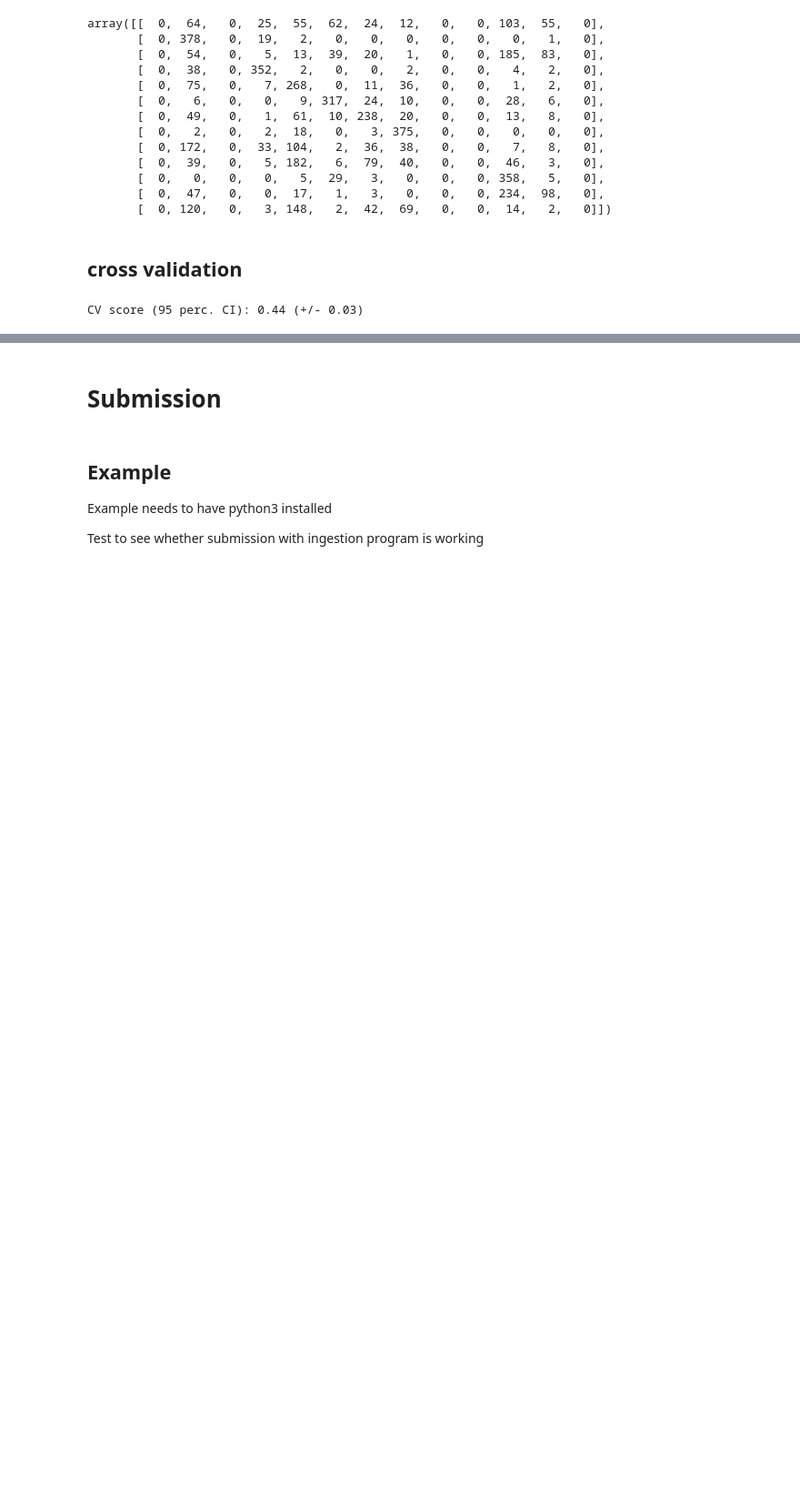
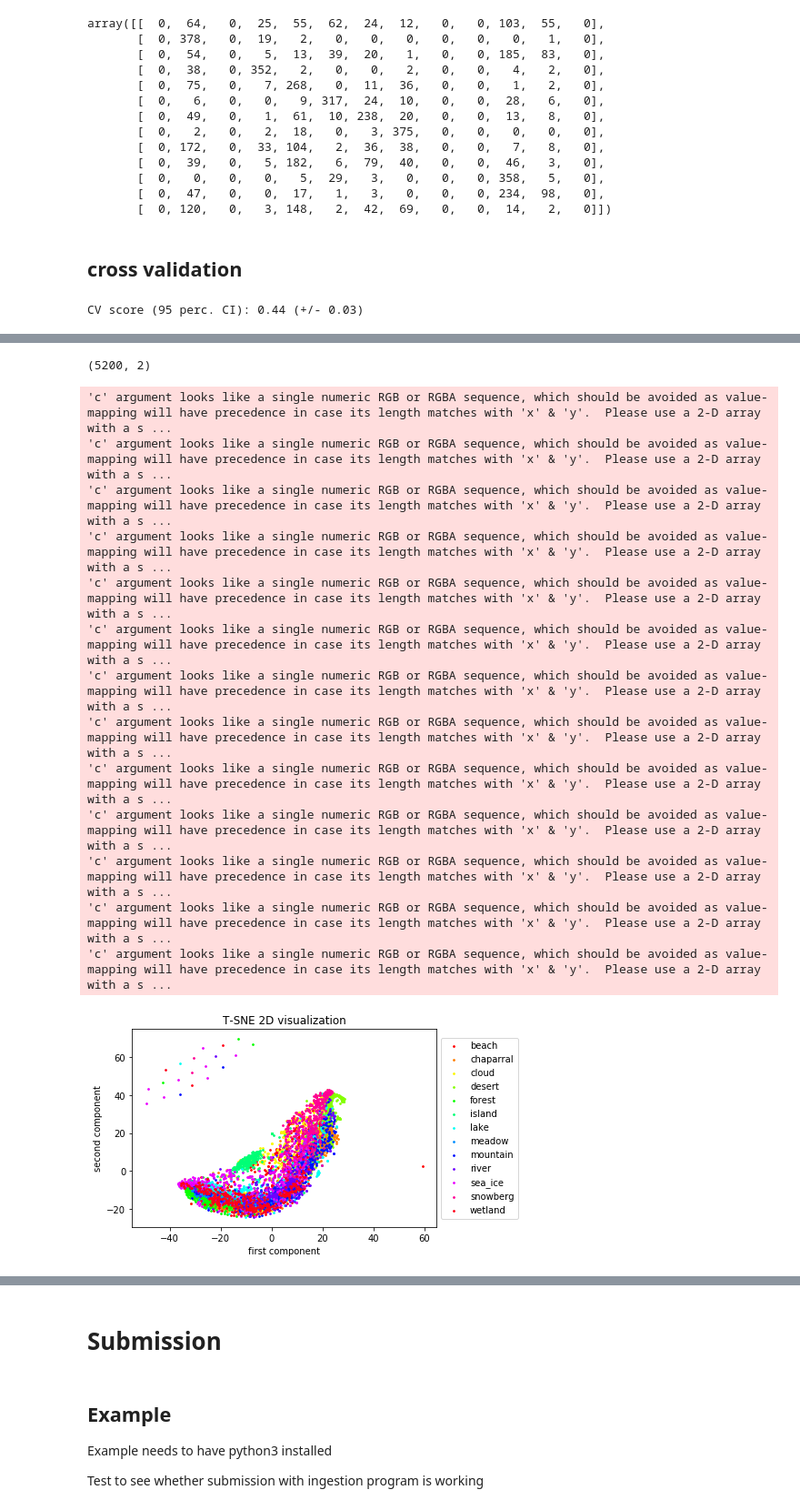
Before and after one commit to ArealTeamM2AIC/Remote-Sensing-Image, a Jupyter notebook: starting_kit/README.ipynb, the cells around one changed output, grey strips where cells are left out. Shown at 91% size. Saved outputs shown, nothing was run; the diff lists cells and outputs as text; code cells hidden in the pictures; blank space fills up the shorter version.

Commit message:
add TSNE visualization

```diff
--- a/starting_kit/README.ipynb
+++ b/starting_kit/README.ipynb
@@ -263,0 +268,23 @@ CV score (95 perc. CI): 0.44 (+/- 0.03)
+# %%
+label_dict = {
+    0: "beach",
+1: "chaparral",
+2: "cloud",
+3: "desert",
+4: "forest",
+5: "island",
+6: "lake",
+7: "meadow",
+8: "mountain",
+9: "river",
+10: "sea_ice",
+11: "snowberg",
+12: "wetland"}
+# %%
+tsne = TSNE(n_components=2)
+# %%
+out_tsne = tsne.fit_transform(X_train)
+# %%
+print(out_tsne.shape)
+# %% [output]
+(5200, 2)
@@ -263,0 +293,31 @@ CV score (95 perc. CI): 0.44 (+/- 0.03)
+# %%
+# https://stackoverflow.com/questions/14720331/how-to-generate-random-colors-in-matplotlib
+def get_cmap(n, name='hsv'):
+    '''Returns a function that maps each index in 0, 1, ..., n-1 to a distinct
+    RGB color; the keyword argument name must be a standard mpl colormap name.'''
+    return plt.cm.get_cmap(name, n)
+# %%
+cmap = get_cmap(13)
+for i in range(13):
+    tmp = Y_train.reshape(-1)==i
+    plt.scatter(out_tsne[tmp, 0], out_tsne[tmp, 1], label=label_dict[i], c=cmap(i), s=3)
+plt.title("T-SNE 2D visualization")
+plt.xlabel("first component")
+plt.ylabel("second component")
+plt.legend(loc='center left', bbox_to_anchor=(1, 0.5))
+plt.show()
+# %% [output]
+'c' argument looks like a single numeric RGB or RGBA sequence, which should be avoided as value-mapping will have precedence in case its length matches with 'x' & 'y'.  Please use a 2-D array with a s ...
+'c' argument looks like a single numeric RGB or RGBA sequence, which should be avoided as value-mapping will have precedence in case its length matches with 'x' & 'y'.  Please use a 2-D array with a s ...
+'c' argument looks like a single numeric RGB or RGBA sequence, which should be avoided as value-mapping will have precedence in case its length matches with 'x' & 'y'.  Please use a 2-D array with a s ...
+'c' argument looks like a single numeric RGB or RGBA sequence, which should be avoided as value-mapping will have precedence in case its length matches with 'x' & 'y'.  Please use a 2-D array with a s ...
+'c' argument looks like a single numeric RGB or RGBA sequence, which should be avoided as value-mapping will have precedence in case its length matches with 'x' & 'y'.  Please use a 2-D array with a s ...
+'c' argument looks like a single numeric RGB or RGBA sequence, which should be avoided as value-mapping will have precedence in case its length matches with 'x' & 'y'.  Please use a 2-D array with a s ...
+'c' argument looks like a single numeric RGB or RGBA sequence, which should be avoided as value-mapping will have precedence in case its length matches with 'x' & 'y'.  Please use a 2-D array with a s ...
+'c' argument looks like a single numeric RGB or RGBA sequence, which should be avoided as value-mapping will have precedence in case its length matches with 'x' & 'y'.  Please use a 2-D array with a s ...
+'c' argument looks like a single numeric RGB or RGBA sequence, which should be avoided as value-mapping will have precedence in case its length matches with 'x' & 'y'.  Please use a 2-D array with a s ...
+'c' argument looks like a single numeric RGB or RGBA sequence, which should be avoided as value-mapping will have precedence in case its length matches with 'x' & 'y'.  Please use a 2-D array with a s ...
+'c' argument looks like a single numeric RGB or RGBA sequence, which should be avoided as value-mapping will have precedence in case its length matches with 'x' & 'y'.  Please use a 2-D array with a s ...
+'c' argument looks like a single numeric RGB or RGBA sequence, which should be avoided as value-mapping will have precedence in case its length matches with 'x' & 'y'.  Please use a 2-D array with a s ...
+'c' argument looks like a single numeric RGB or RGBA sequence, which should be avoided as value-mapping will have precedence in case its length matches with 'x' & 'y'.  Please use a 2-D array with a s ...
+[figure, added]
```
Also changed, not shown: parts of 7 cells of this notebook.
